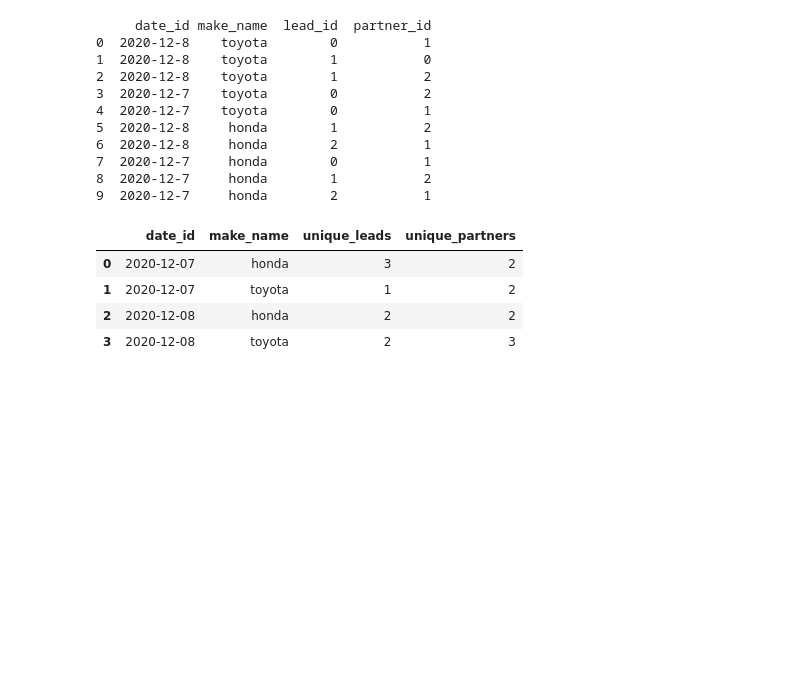
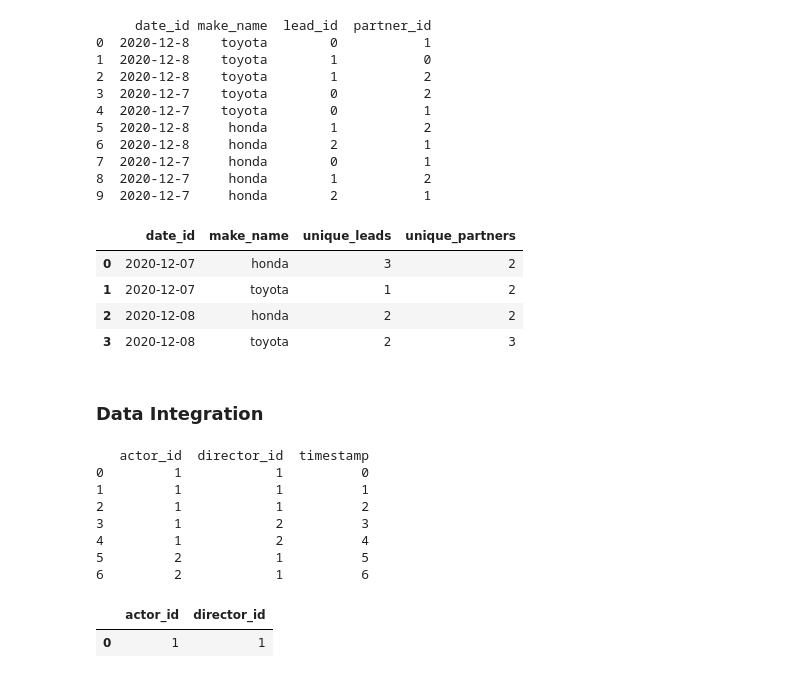
Before and after one commit to juancarvajal-hub/30-days-panda, a Jupyter notebook: 30_days-of_panda.ipynb, the cells around one changed output. Drawn from its saved outputs; the diff is of its cells as text; code cells hidden in the pictures; blank space fills up the shorter version.

Commit message:
Ejercicio 24

```diff
--- a/30_days-of_panda.ipynb
+++ b/30_days-of_panda.ipynb
@@ -962,3 +962,41 @@ daily_leads_and_partners(daily_sales)
 | 1 | 2020-12-07 | toyota | 1 | 2 |
 | 2 | 2020-12-08 | honda | 2 | 2 |
 | 3 | 2020-12-08 | toyota | 2 | 3 |
+# %% [markdown]
+### Data Integration
+# %%
+# Vigésimo cuarto ejercicio de pandas
+
+# Actors and Directors Who Cooperated At Least Three Times
+
+# Write a solution to find all the pairs (actor_id, director_id) where the actor has cooperated
+#  with the director at least three times.
+
+import pandas as pd
+
+actor_director = {
+    "actor_id": [1, 1, 1, 1, 1, 2, 2],
+    "director_id": [1, 1, 1, 2, 2, 1, 1],
+    "timestamp": [0, 1, 2, 3, 4, 5, 6]
+}
+
+
+actor_director = pd.DataFrame(actor_director)
+print(actor_director)
+
+def actors_and_directors(actor_director: pd.DataFrame) -> pd.DataFrame:
+    base = actor_director.groupby(["actor_id","director_id"]).size().reset_index(name="conteo")
+    return base.loc[base["conteo"]>=3,["actor_id","director_id"]]
+
+actors_and_directors(actor_director)
+# %% [output]
+   actor_id  director_id  timestamp
+0         1            1          0
+1         1            1          1
+2         1            1          2
+3         1            2          3
+4         1            2          4
+5         2            1          5
+6         2            1          6
+|  | actor_id | director_id |
+| 0 | 1 | 1 |
```
